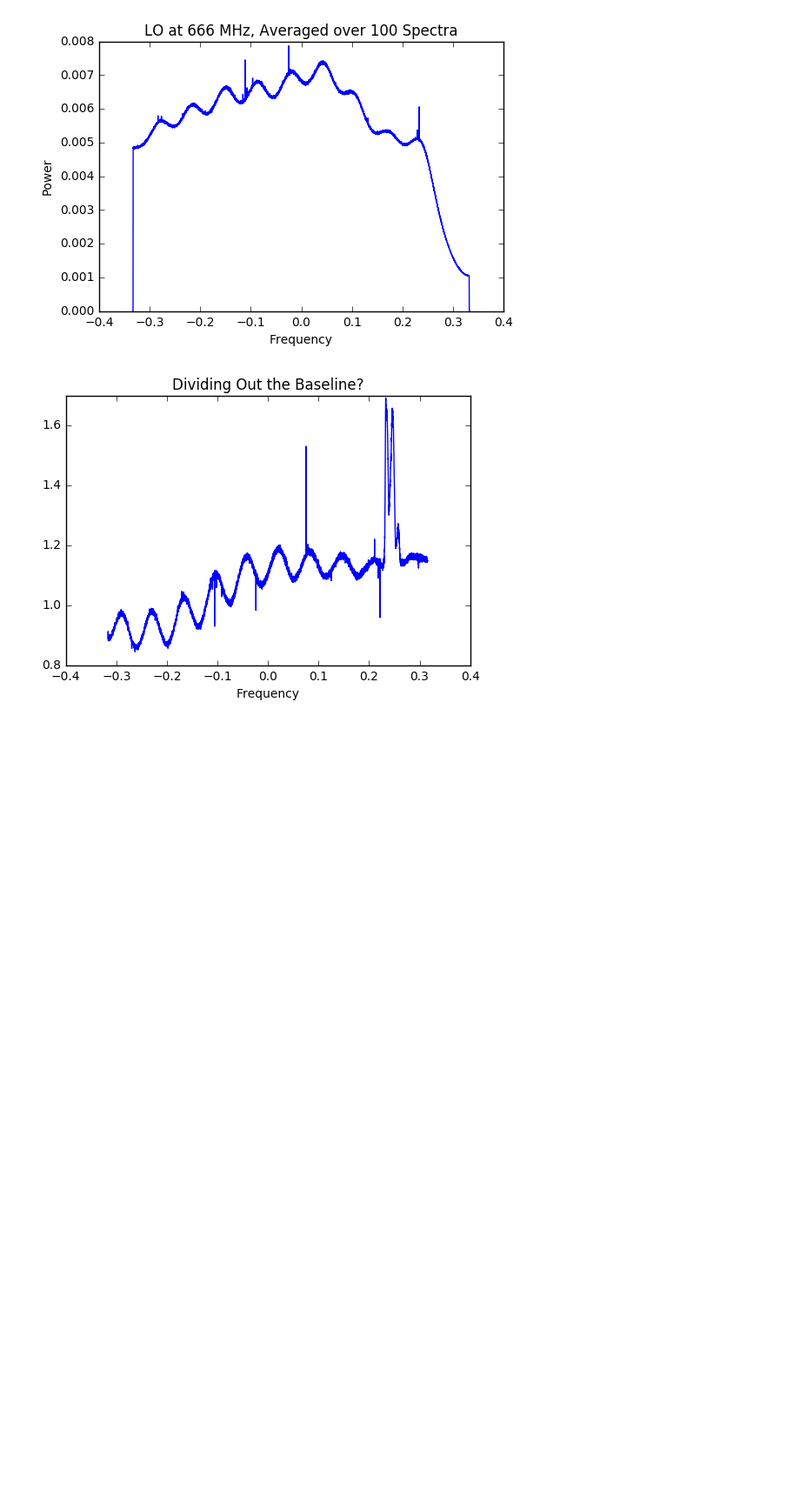
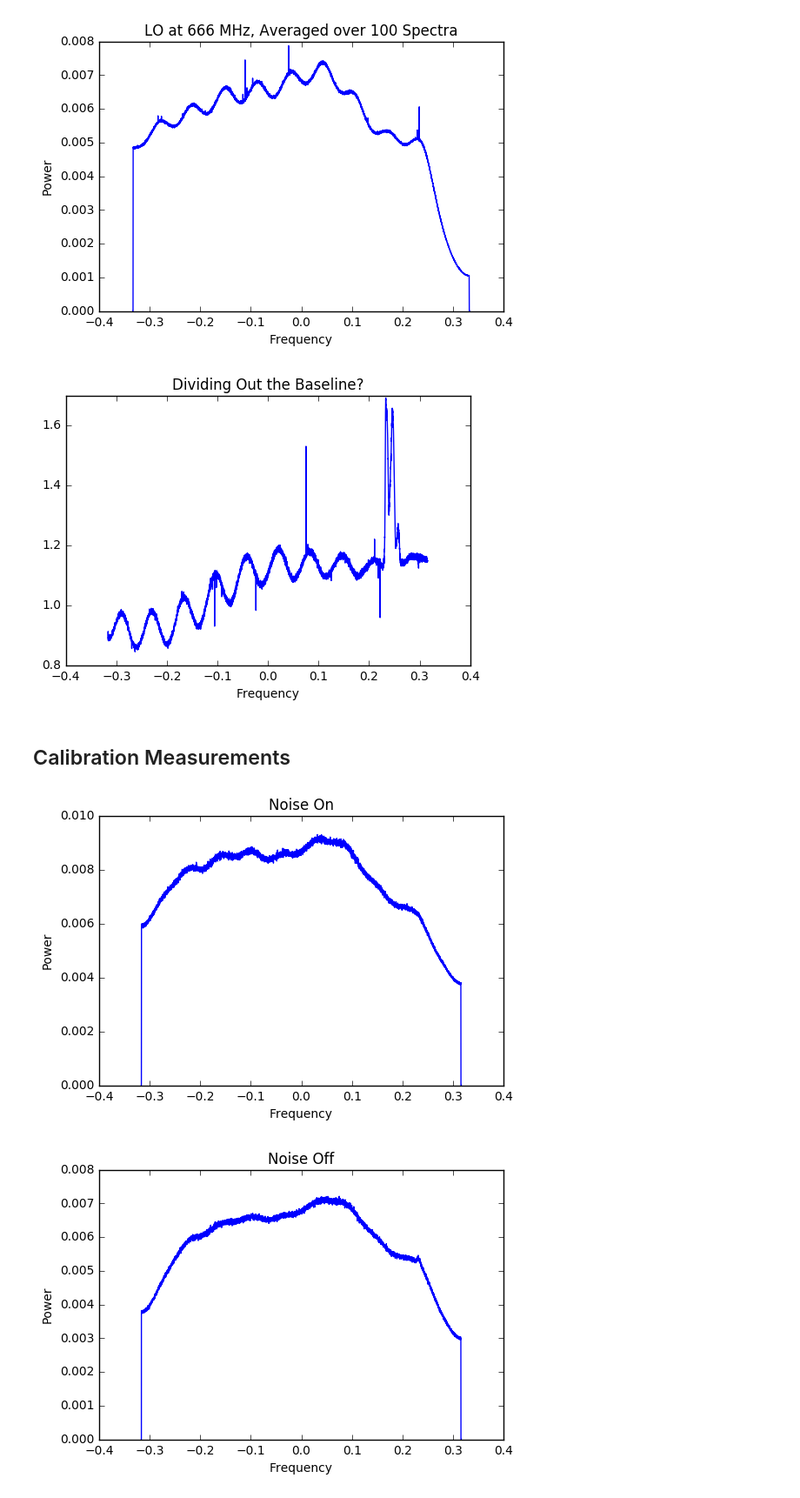
Before and after one commit to gracefujii/Astro-121, a Jupyter notebook: Lab 4 - Analyzing Preliminary Data.ipynb, the cells around one changed output. Shown: that part at 87% size. Saved outputs shown, nothing was run; the diff lists cells and outputs as text; code cells hidden in the pictures; blank space fills up the shorter version.

```diff
--- a/Lab 4 - Analyzing Preliminary Data.ipynb
+++ b/Lab 4 - Analyzing Preliminary Data.ipynb
@@ -27,7 +29,7 @@ plt.show()
 [figure]
 # %%
 def avg_spectrum(fits):
-    """Takes in a fits file of power spectra and averages over all spectra. First polarization mode only.
+    """Takes in a fits file of power spectra and averages over all spectra using both polarization modes.
 
     Parameters
     ----------
@@ -37,12 +39,18 @@ def avg_spectrum(fits):
     -------
     avg_power : average power spectrum"""
 
-    power_blocks = []
+    power_1 = []
+    power_2 = []
 
     for i in range(len(fits)-1):
-        power_blocks.append(fits[i+1].data['auto0_real'])
+        pol_1 = fits[i+1].data['auto0_real']
+        pol_2 = fits[i+1].data['auto1_real']
+        power_1.append(pol_1)
+        power_2.append(pol_2)
 
-    avg_power = sum(power_blocks) / len(power_blocks)
+    power = power_1 + power_2
+
+    avg_power = sum(power) / len(power)
     return avg_power
 # %%
 plt.plot(avg_spectrum(LO_633))
@@ -93,3 +101,27 @@ plt.show()
 [figure]
 [figure]
 [figure]
+# %% [markdown]
+## Calibration Measurements
+# %%
+noise_on = avg_spectrum(pyfits.open('noise_on_apr26.fits'))
+noise_off = avg_spectrum(pyfits.open('noise_off_apr26.fits'))
+
+freq = np.fft.fftfreq(len(noise_on), 1/.633)
+plt.plot(freq[len(freq)/2:], noise_on[:len(noise_on)/2], 'b')
+plt.plot(freq[:len(freq)/2], noise_on[len(noise_on)/2:], 'b')
+plt.title('Noise On')
+plt.xlabel('Frequency')
+plt.ylabel('Power')
+plt.show()
+
+freq = np.fft.fftfreq(len(noise_off), 1/.633)
+plt.plot(freq[len(freq)/2:], noise_off[:len(noise_off)/2], 'b')
+plt.plot(freq[:len(freq)/2], noise_off[len(noise_off)/2:], 'b')
+plt.title('Noise Off')
+plt.xlabel('Frequency')
+plt.ylabel('Power')
+plt.show()
+# %% [output]
+[figure, added]
+[figure, added]
```
Also changed, not shown: parts of 6 cells of this notebook, 3 other files.
